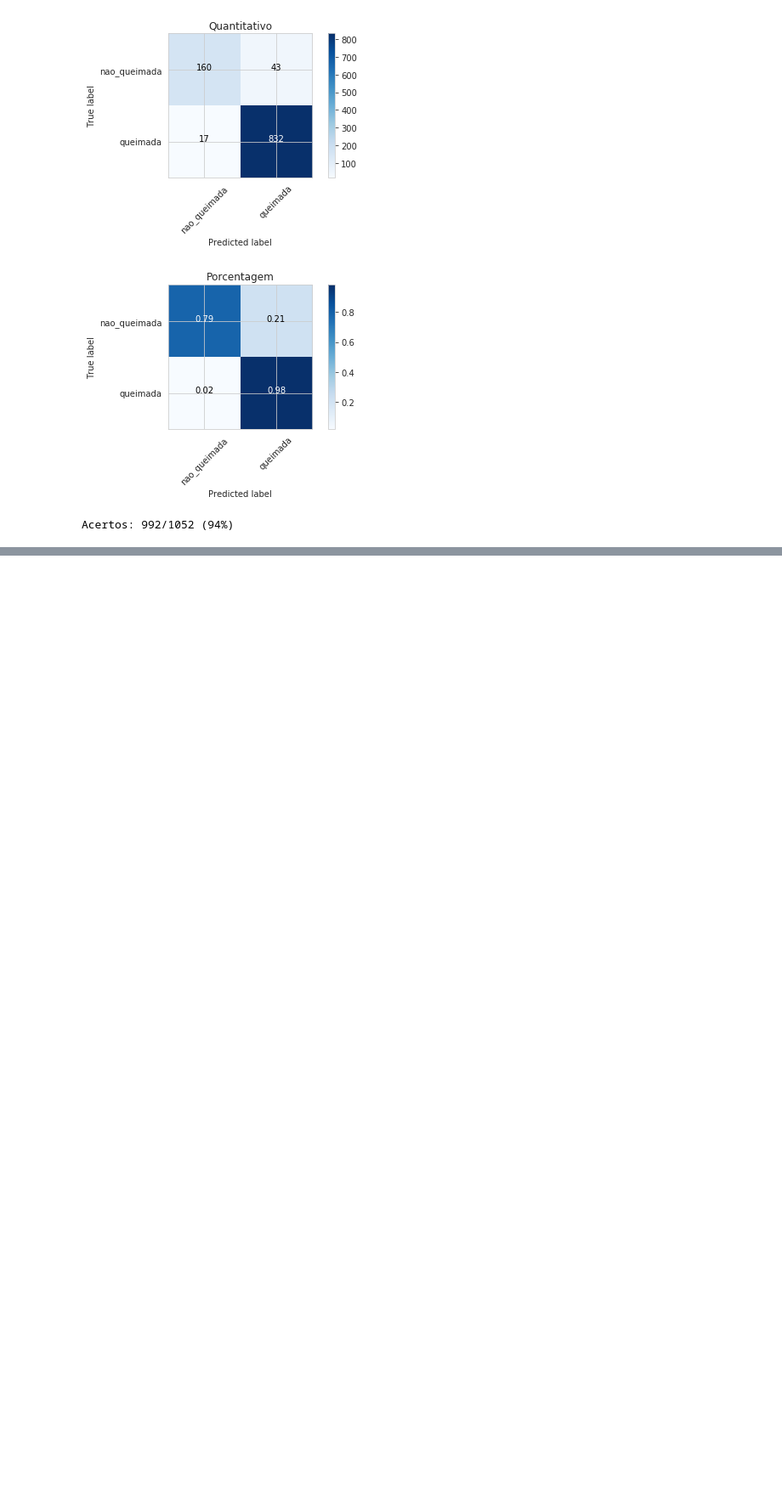
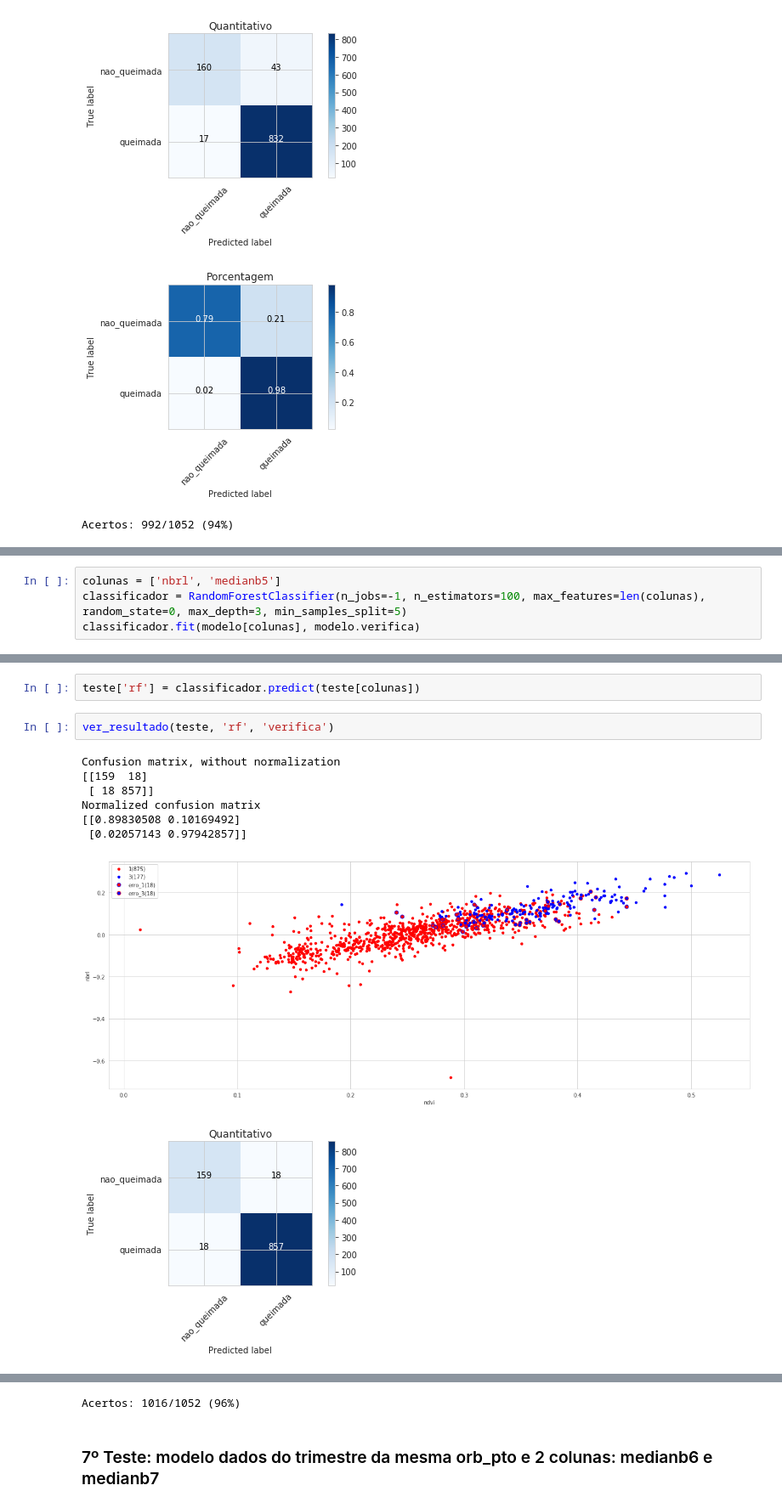
Before and after one commit to cicerocasj/aq30m, a Jupyter notebook: relatorio_final.ipynb, the cells around one changed output, grey strips where cells are left out. Shown at 85% size. Drawn from its saved outputs; the diff is of its cells as text; blank space fills up the shorter version.

Commit message:
Sobe teste com poucas colunas

```diff
--- a/relatorio_final.ipynb
+++ b/relatorio_final.ipynb
@@ -914,0 +917,4 @@ Acertos: 992/1052 (94%)
+# %%
+colunas = ['nbrl', 'medianb5']
+classificador = RandomForestClassifier(n_jobs=-1, n_estimators=100, max_features=len(colunas), random_state=0, max_depth=3, min_samples_split=5)
+classificador.fit(modelo[colunas], modelo.verifica)
@@ -914,0 +935,13 @@ Acertos: 992/1052 (94%)
+# %%
+teste['rf'] = classificador.predict(teste[colunas])
+# %%
+ver_resultado(teste, 'rf', 'verifica')
+# %% [output]
+Confusion matrix, without normalization
+[[159  18]
+ [ 18 857]]
+Normalized confusion matrix
+[[0.89830508 0.10169492]
+ [0.02057143 0.97942857]]
+[figure, added]
+[figure, added]
@@ -914,0 +949,3 @@ Acertos: 992/1052 (94%)
+Acertos: 1016/1052 (96%)
+# %% [markdown]
+### 7º Teste: modelo dados do trimestre da mesma orb_pto e 2 colunas: medianb6 e medianb7
```
Also changed, not shown: parts of 15 cells of this notebook.
